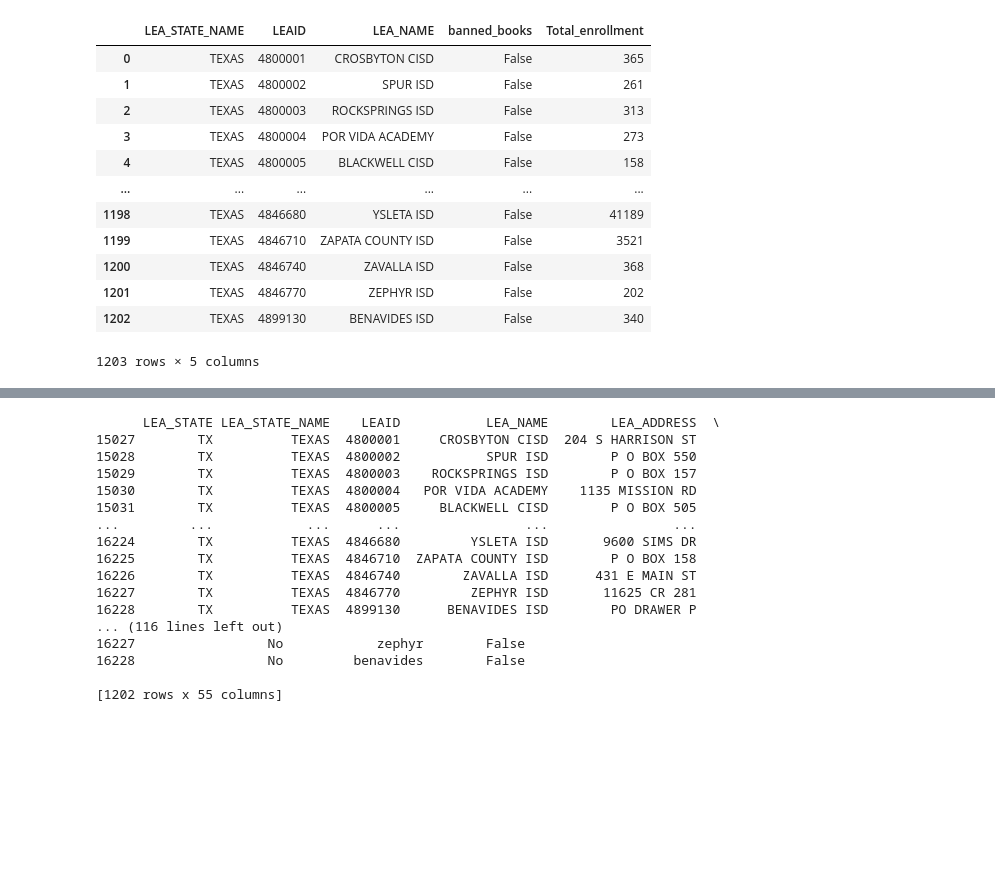
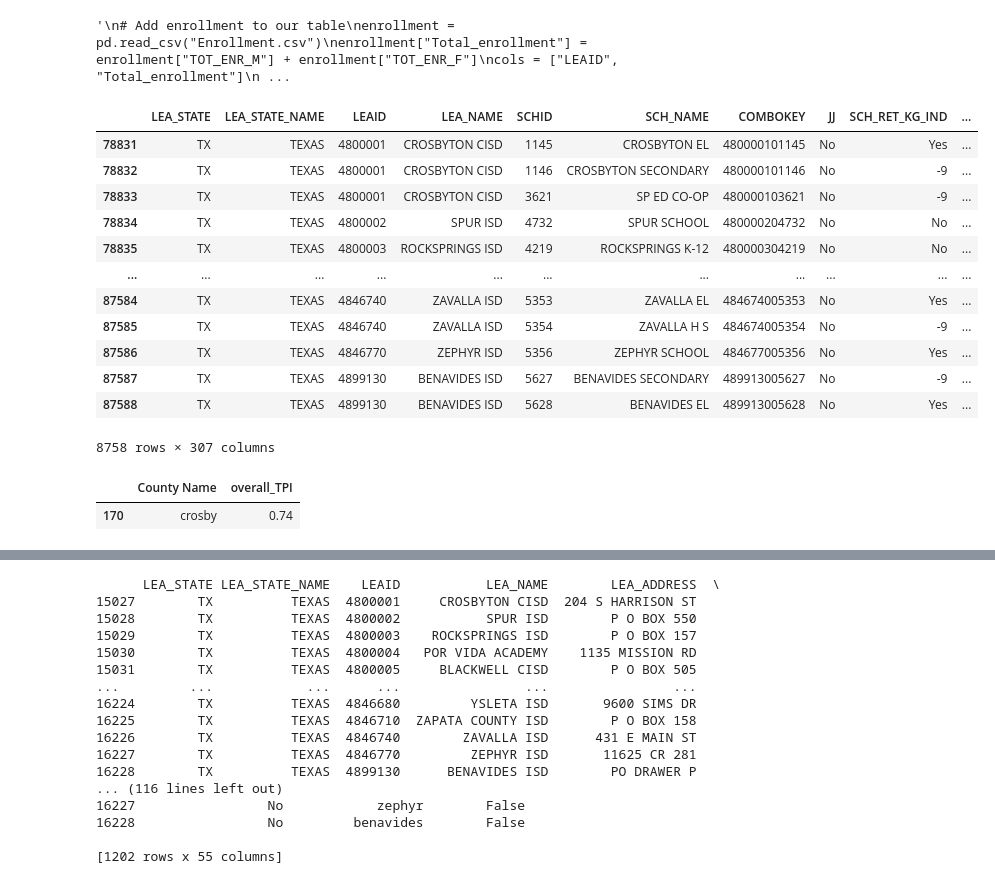
Before and after one commit to sanions/bookbans, a Jupyter notebook: table_creation.ipynb, the cells around one changed output, grey strips where cells are left out. Cells and saved outputs as stored; diff of their text form; code cells hidden in the pictures; blank space fills up the shorter version.

```diff
--- a/table_creation.ipynb
+++ b/table_creation.ipynb
@@ -81,4 +67,6 @@ merged = merged.loc[merged["LEA_STATE_NAME"] == "TEXAS"]
 # %%
+### TLDR; I'm dumb and didn't realize there was an LEA_ENR col. But verified that both ways of caluclating achieves the same result!
+'''
 # Add enrollment to our table
 enrollment = pd.read_csv("Enrollment.csv")
 enrollment["Total_enrollment"] = enrollment["TOT_ENR_M"] + enrollment["TOT_ENR_F"]
@@ -93,17 +81,6 @@ enrollment['LEAID'] = pd.to_numeric(enrollment['LEAID'], errors='coerce')
 merged = pd.merge(merged, enrollment, on='LEAID', how='left')
 
 merged
+'''
 # %% [output]
-|  | LEA_STATE_NAME | LEAID | LEA_NAME | banned_books | Total_enrollment |
-| 0 | TEXAS | 4800001 | CROSBYTON CISD | False | 365 |
-| 1 | TEXAS | 4800002 | SPUR ISD | False | 261 |
-| 2 | TEXAS | 4800003 | ROCKSPRINGS ISD | False | 313 |
-| 3 | TEXAS | 4800004 | POR VIDA ACADEMY | False | 273 |
-| 4 | TEXAS | 4800005 | BLACKWELL CISD | False | 158 |
-| ... | ... | ... | ... | ... | ... |
-| 1198 | TEXAS | 4846680 | YSLETA ISD | False | 41189 |
-| 1199 | TEXAS | 4846710 | ZAPATA COUNTY ISD | False | 3521 |
-| 1200 | TEXAS | 4846740 | ZAVALLA ISD | False | 368 |
-| 1201 | TEXAS | 4846770 | ZEPHYR ISD | False | 202 |
-| 1202 | TEXAS | 4899130 | BENAVIDES ISD | False | 340 |
-1203 rows × 5 columns
+'\n# Add enrollment to our table\nenrollment = pd.read_csv("Enrollment.csv")\nenrollment["Total_enrollment"] = enrollment["TOT_ENR_M"] + enrollment["TOT_ENR_F"]\ncols = ["LEAID", "Total_enrollment"]\n ...
@@ -113,0 +100,19 @@ teacher_student_ratio
+# %%
+# Retention table looks quite... sparse
+retention = pd.read_csv("Retention.csv", encoding='latin-1')
+retention = retention.loc[retention["LEA_STATE"] == "TX"]
+retention
+# %% [output]
+|  | LEA_STATE | LEA_STATE_NAME | LEAID | LEA_NAME | SCHID | SCH_NAME | COMBOKEY | JJ | SCH_RET_KG_IND | ... |
+| 78831 | TX | TEXAS | 4800001 | CROSBYTON CISD | 1145 | CROSBYTON EL | 480000101145 | No | Yes | ... |
+| 78832 | TX | TEXAS | 4800001 | CROSBYTON CISD | 1146 | CROSBYTON SECONDARY | 480000101146 | No | -9 | ... |
+| 78833 | TX | TEXAS | 4800001 | CROSBYTON CISD | 3621 | SP ED CO-OP | 480000103621 | No | -9 | ... |
+| 78834 | TX | TEXAS | 4800002 | SPUR ISD | 4732 | SPUR SCHOOL | 480000204732 | No | No | ... |
+| 78835 | TX | TEXAS | 4800003 | ROCKSPRINGS ISD | 4219 | ROCKSPRINGS K-12 | 480000304219 | No | No | ... |
+| ... | ... | ... | ... | ... | ... | ... | ... | ... | ... | ... |
+| 87584 | TX | TEXAS | 4846740 | ZAVALLA ISD | 5353 | ZAVALLA EL | 484674005353 | No | Yes | ... |
+| 87585 | TX | TEXAS | 4846740 | ZAVALLA ISD | 5354 | ZAVALLA H S | 484674005354 | No | -9 | ... |
+| 87586 | TX | TEXAS | 4846770 | ZEPHYR ISD | 5356 | ZEPHYR SCHOOL | 484677005356 | No | Yes | ... |
+| 87587 | TX | TEXAS | 4899130 | BENAVIDES ISD | 5627 | BENAVIDES SECONDARY | 489913005627 | No | -9 | ... |
+| 87588 | TX | TEXAS | 4899130 | BENAVIDES ISD | 5628 | BENAVIDES EL | 489913005628 | No | Yes | ... |
+8758 rows × 307 columns
@@ -113,0 +153,5 @@ teacher_student_ratio
+# %%
+df_result.loc[df_result["County Name"] == "crosby"]
+# %% [output]
+|  | County Name | overall_TPI |
+| 170 | crosby | 0.74 |
```
Also changed, not shown: parts of 10 cells of this notebook, 3 other files.
